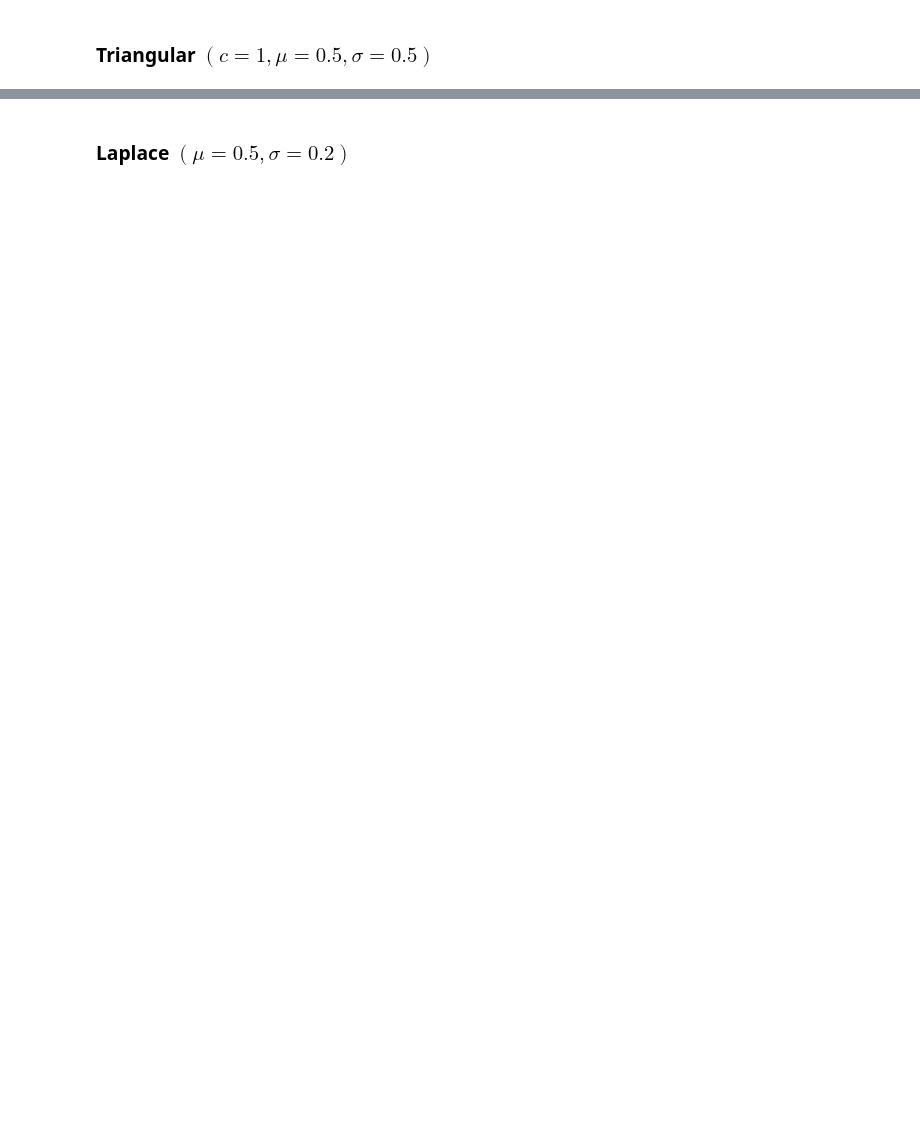
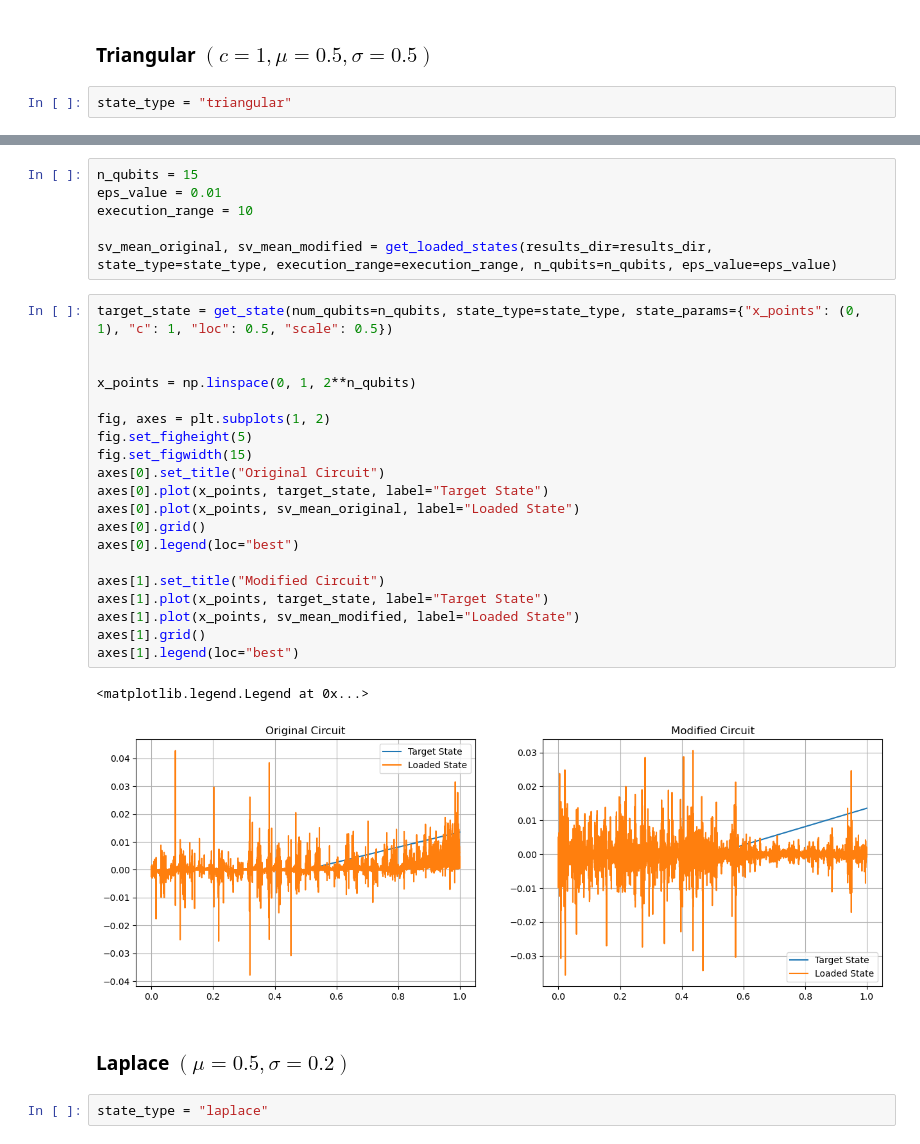
Before and after one commit to IsmaelCesar/sanches-modified, a Jupyter notebook: executing_simulations_distriibutions.ipynb, the cells around one changed output, grey strips where cells are left out. Cells and saved outputs as stored; diff of their text form; blank space fills up the shorter version.

```diff
--- a/executing_simulations_distriibutions.ipynb
+++ b/executing_simulations_distriibutions.ipynb
@@ -163,2 +418,4 @@ df_mean_original < df_mean_modified
 # %% [markdown]
 ### Triangular $(c=1, \mu = 0.5, \sigma = 0.5)$
+# %%
+state_type = "triangular"
@@ -165,2 +485,33 @@ df_mean_original < df_mean_modified
+# %%
+n_qubits = 15
+eps_value = 0.01
+execution_range = 10
+
+sv_mean_original, sv_mean_modified = get_loaded_states(results_dir=results_dir, state_type=state_type, execution_range=execution_range, n_qubits=n_qubits, eps_value=eps_value)
+# %%
+target_state = get_state(num_qubits=n_qubits, state_type=state_type, state_params={"x_points": (0, 1), "c": 1, "loc": 0.5, "scale": 0.5})
+
+
+x_points = np.linspace(0, 1, 2**n_qubits)
+
+fig, axes = plt.subplots(1, 2)
+fig.set_figheight(5)
+fig.set_figwidth(15)
+axes[0].set_title("Original Circuit")
+axes[0].plot(x_points, target_state, label="Target State")
+axes[0].plot(x_points, sv_mean_original, label="Loaded State")
+axes[0].grid()
+axes[0].legend(loc="best")
+
+axes[1].set_title("Modified Circuit")
+axes[1].plot(x_points, target_state, label="Target State")
+axes[1].plot(x_points, sv_mean_modified, label="Loaded State")
+axes[1].grid()
+axes[1].legend(loc="best")
+# %% [output]
+<matplotlib.legend.Legend at 0x...>
+[figure, added]
 # %% [markdown]
 ### Laplace $(\mu = 0.5, \sigma = 0.2)$
+# %%
+state_type = "laplace"
```
Also changed, not shown: parts of 24 cells of this notebook, 1 other file.
